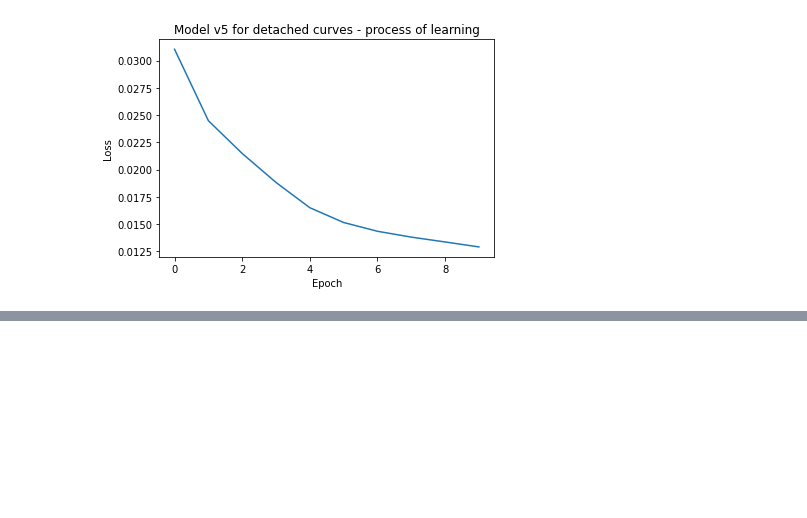
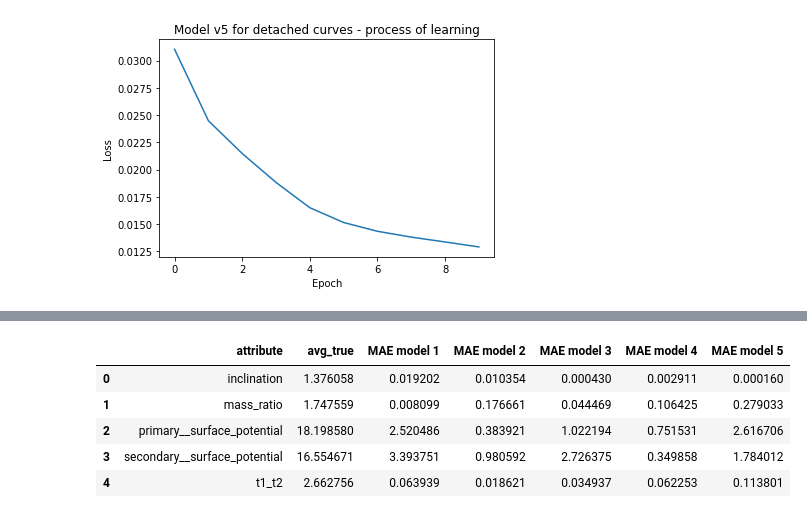
Before and after one commit to AdriNemcikova/DP, a Jupyter notebook: DET_models_comparison.ipynb, the cells around one changed output, grey strips where cells are left out. Cells and saved outputs as stored; diff of their text form; code cells hidden in the pictures; blank space fills up the shorter version.

```diff
--- a/DET_models_comparison.ipynb
+++ b/DET_models_comparison.ipynb
@@ -461,0 +693,16 @@ plt.savefig("det_models_comparison/model_v4.jpg")
+# %%
+eval_pred_mae = pd.DataFrame({'attribute': test_mean.index,
+            'avg_true': test_mean.values,
+            'MAE model 1': abs(test_mean.values - pred_mean1.values),
+            'MAE model 2': abs(test_mean.values - pred_mean2.values),
+            'MAE model 3': abs(test_mean.values - pred_mean3.values),
+            'MAE model 4': abs(test_mean.values - pred_mean4.values),
+            'MAE model 5': abs(test_mean.values - pred_mean5.values),})
+eval_pred_mae
+# %% [output]
+|  | attribute | avg_true | MAE model 1 | MAE model 2 | MAE model 3 | MAE model 4 | MAE model 5 |
+| 0 | inclination | 1.376058 | 0.019202 | 0.010354 | 0.000430 | 0.002911 | 0.000160 |
+| 1 | mass_ratio | 1.747559 | 0.008099 | 0.176661 | 0.044469 | 0.106425 | 0.279033 |
+| 2 | primary__surface_potential | 18.198580 | 2.520486 | 0.383921 | 1.022194 | 0.751531 | 2.616706 |
+| 3 | secondary__surface_potential | 16.554671 | 3.393751 | 0.980592 | 2.726375 | 0.349858 | 1.784012 |
+| 4 | t1_t2 | 2.662756 | 0.063939 | 0.018621 | 0.034937 | 0.062253 | 0.113801 |
```
Also changed, not shown: parts of 20 cells of this notebook, 6 other files.
